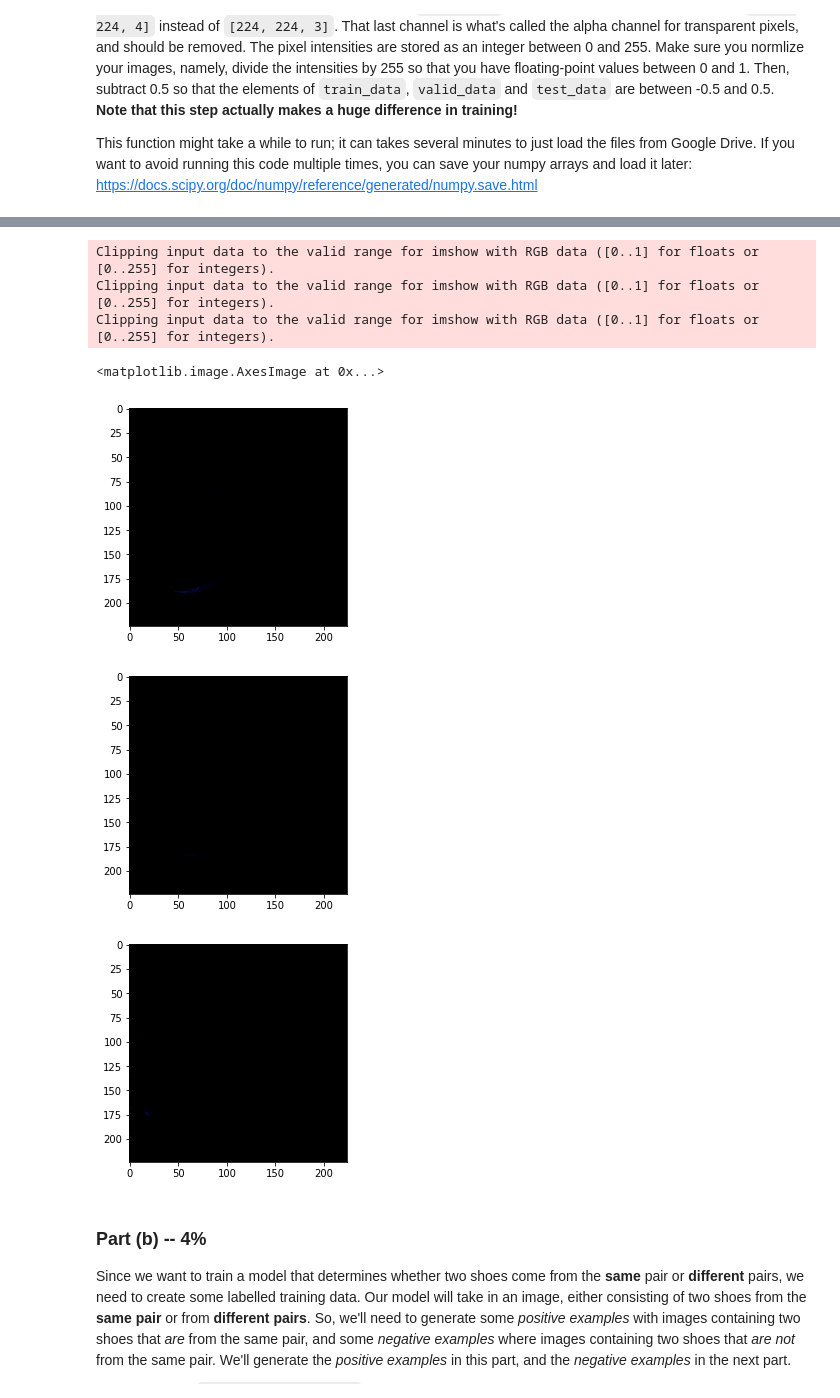
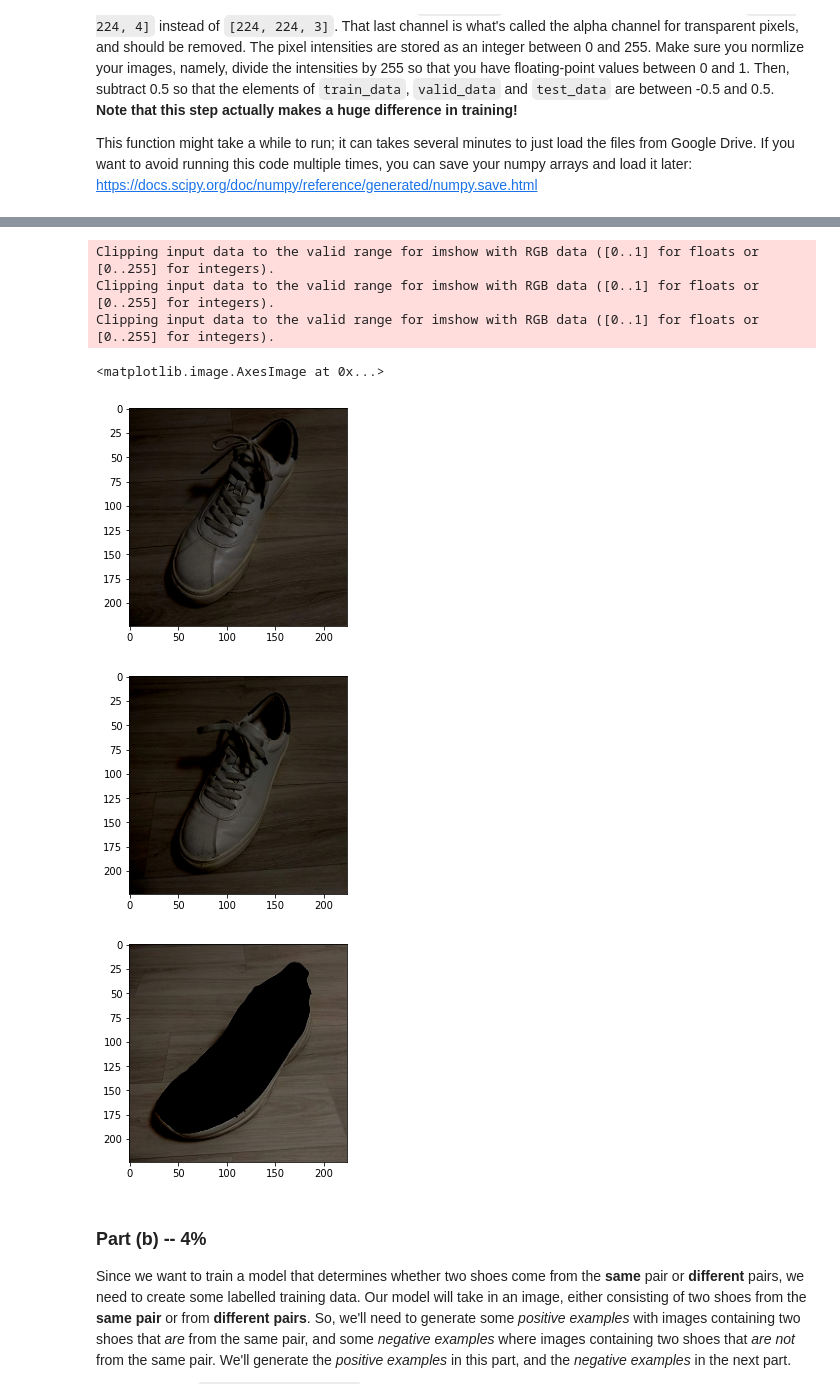
Before and after one commit to evgenyan95/test, a Jupyter notebook: Assignment3_ipynb.ipynb, the cells around one changed output, grey strips where cells are left out. Cells and saved outputs as stored; diff of their text form; code cells hidden in the pictures.

```diff
--- a/Assignment3_ipynb.ipynb
+++ b/Assignment3_ipynb.ipynb
@@ -176,19 +130,19 @@ OrderedDict([('u001_1_left_w.jpg', array([[[ 0.00588235, -0.06470588, -0.1431372
 # %%
 # Run this code, include the image in your PDF submission
 plt.figure()
-plt.imshow(train_data[1,0,0,:,:,:]) # left shoe of first pair submitted by 5th student
+plt.imshow(train_data[4,0,0,:,:,:]) # left shoe of first pair submitted by 5th student
 plt.figure()
-plt.imshow(train_data[1,0,1,:,:,:]) # right shoe of first pair submitted by 5th student
+plt.imshow(train_data[4,0,1,:,:,:]) # right shoe of first pair submitted by 5th student
 plt.figure()
-plt.imshow(train_data[1,1,1,:,:,:]) # right shoe of second pair submitted by 5th student
+plt.imshow(train_data[4,1,1,:,:,:]) # right shoe of second pair submitted by 5th student
 # %% [output]
 Clipping input data to the valid range for imshow with RGB data ([0..1] for floats or [0..255] for integers).
 Clipping input data to the valid range for imshow with RGB data ([0..1] for floats or [0..255] for integers).
 Clipping input data to the valid range for imshow with RGB data ([0..1] for floats or [0..255] for integers).
 <matplotlib.image.AxesImage at 0x...>
-[figure, old version]
+[figure, new version]
-[figure, old version]
+[figure, new version]
-[figure, old version]
+[figure, new version]
 # %% [markdown]
 ### Part (b) -- 4%
 
```
Also changed, not shown: parts of 5 cells of this notebook.
